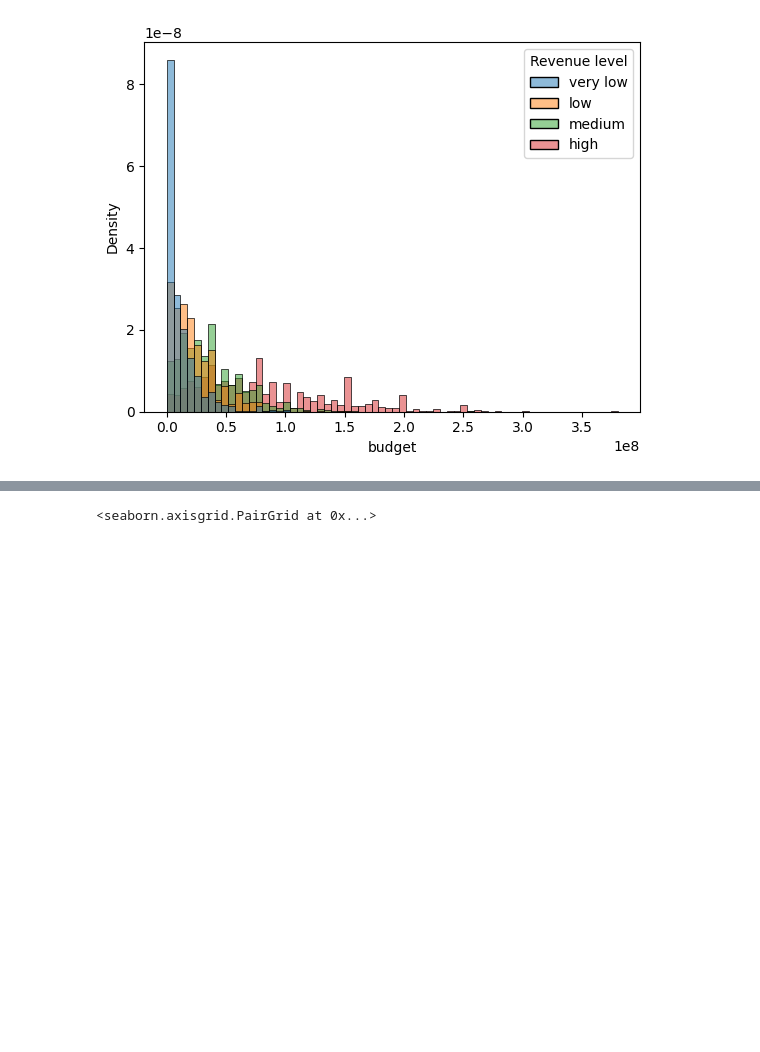
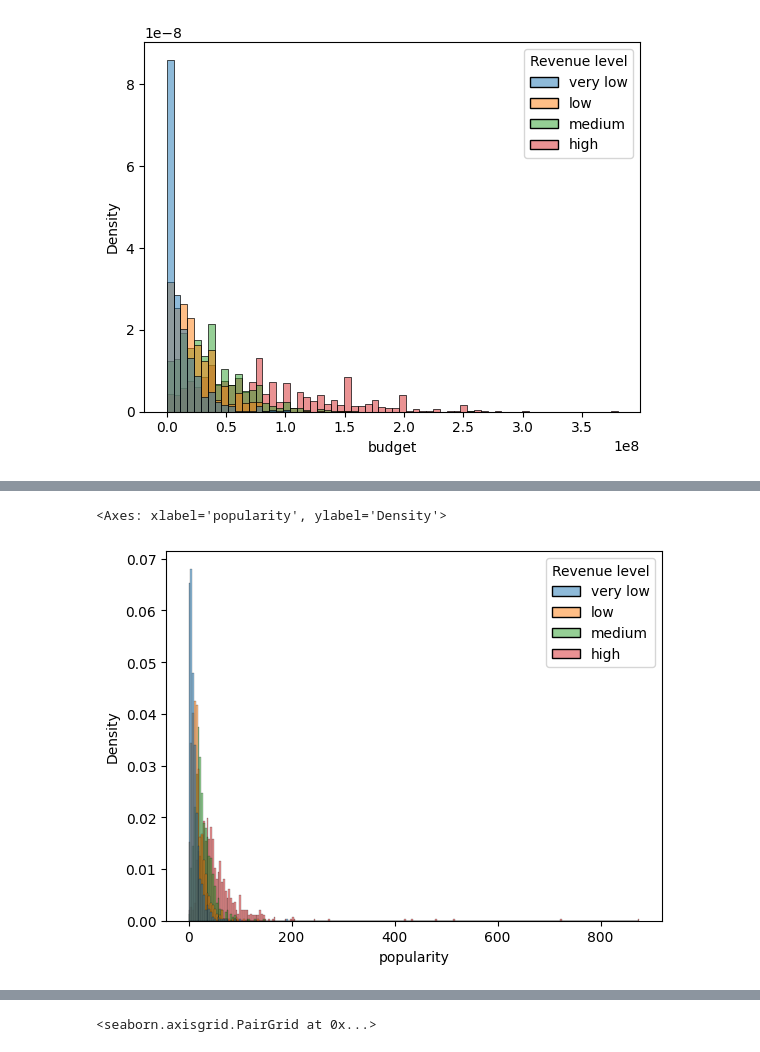
Before and after one commit to MatheusOde/TreinamentoIA, a Jupyter notebook: AnaliseDados.ipynb, the cells around one changed output, grey strips where cells are left out. Cells and saved outputs as stored; diff of their text form; code cells hidden in the pictures; blank space fills up the shorter version.

```diff
--- a/AnaliseDados.ipynb
+++ b/AnaliseDados.ipynb
@@ -142,0 +140,6 @@ See the caveats in the documentation: https://pandas.pydata.org/pandas-docs/stab
+# %%
+sns.histplot(x='popularity', hue='Revenue level', discrete=False,  stat='density', common_norm=False,
+             data=dataset_base)
+# %% [output]
+<Axes: xlabel='popularity', ylabel='Density'>
+[figure, added]
```
Also changed, not shown: parts of 5 cells of this notebook, 4 other files.
